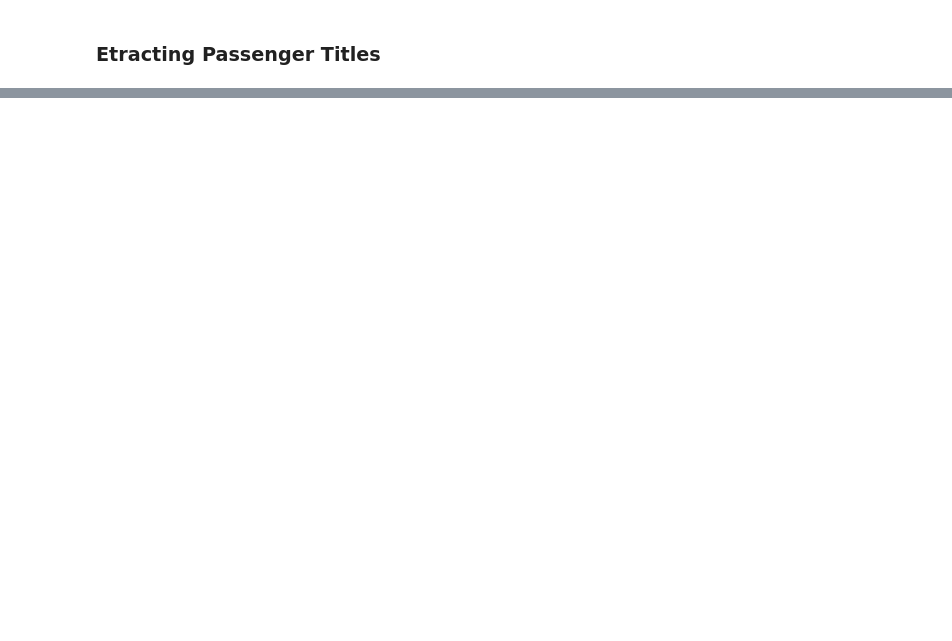
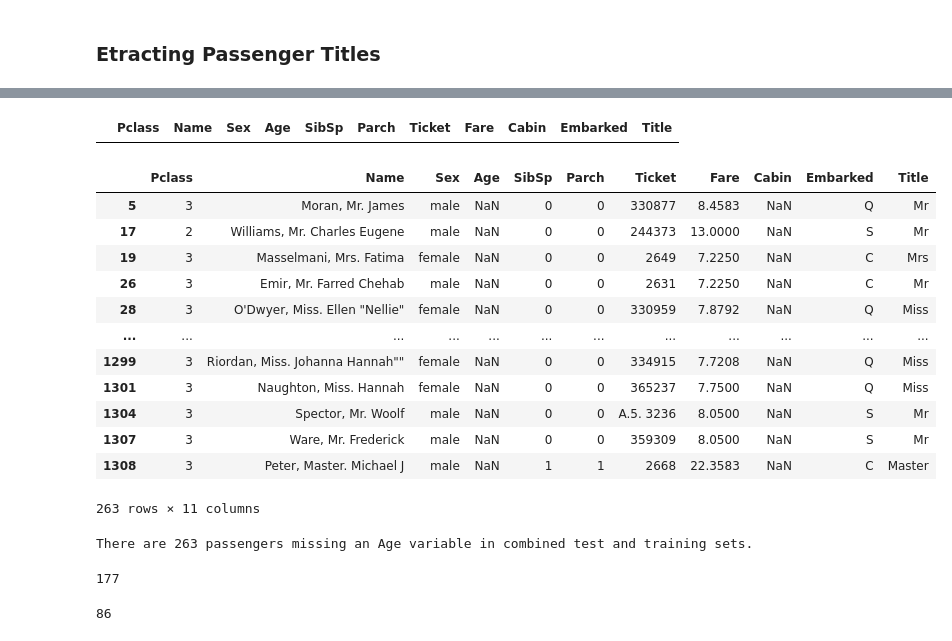
Before and after one commit to btroy94402/kaggle_titanic_project, a Jupyter notebook: titanic_sandbox.ipynb, the cells around one changed output, grey strips where cells are left out. Drawn from its saved outputs; the diff is of its cells as text; code cells hidden in the pictures; blank space fills up the shorter version.

```diff
--- a/titanic_sandbox.ipynb
+++ b/titanic_sandbox.ipynb
@@ -81,8 +81,8 @@ df.describe() #Note the missing AGE values (in count)
 | max | 891.000000 | 1.000000 | 3.000000 | 80.000000 | 8.000000 | 6.000000 | 512.329200 |
 # %%
 # Add the age median as the value for missing values
-df['Age'] = df['Age'].fillna(df['Age'].median())
-df.describe()
+data['Age'] = data['Age'].fillna(data['Age'].median())
+data.describe()
 # %% [output]
 |  | PassengerId | Survived | Pclass | Age | SibSp | Parch | Fare |
 | count | 891.000000 | 891.000000 | 891.000000 | 891.000000 | 891.000000 | 891.000000 | 891.000000 |
@@ -219,7 +222,7 @@ print(combined.shape)
 # %%
 # glean social status via title.  Parse name, extract title, assign binary attribute that reflects status.
 titles = set()
-for name in combined['Name']:
+for name in df['Name']:
     titles.add(name.split(',')[1].split('.')[0].strip())
 
 print(titles)
@@ -249,9 +252,12 @@ Title_Dictionary = {
 # %%
 def get_titles():
     #Extract the title from each name
-    combined['Title']=combined['Name'].map(lambda name: name.split(',')[1].split('.').strip())
+    combined['Title'] = combined['Name'].map(lambda name:name.split(',')[1].split('.')[0].strip())
 
     #map each title
-    combined['Title']=combined.Title.map(Title_Dictionary)
-    status['Title']
+    combined['Title'] = combined.Title.map(Title_Dictionary)
+    status('Title')
     return combined
+# %%
+combined = get_titles()
+combined.head()
@@ -257,0 +272,36 @@ def get_titles():
+# %%
+#Check if there are any missing titles
+combined[combined['Title'].isnull()]
+# %% [output]
+|  | Pclass | Name | Sex | Age | SibSp | Parch | Ticket | Fare | Cabin | Embarked | Title |
+# %%
+#Processing Ages - We are missing several ages so we need to figure out what values to assign
+combined[combined['Age'].isnull()]
+# %% [output]
+|  | Pclass | Name | Sex | Age | SibSp | Parch | Ticket | Fare | Cabin | Embarked | Title |
+| 5 | 3 | Moran, Mr. James | male | NaN | 0 | 0 | 330877 | 8.4583 | NaN | Q | Mr |
+| 17 | 2 | Williams, Mr. Charles Eugene | male | NaN | 0 | 0 | 244373 | 13.0000 | NaN | S | Mr |
+| 19 | 3 | Masselmani, Mrs. Fatima | female | NaN | 0 | 0 | 2649 | 7.2250 | NaN | C | Mrs |
+| 26 | 3 | Emir, Mr. Farred Chehab | male | NaN | 0 | 0 | 2631 | 7.2250 | NaN | C | Mr |
+| 28 | 3 | O'Dwyer, Miss. Ellen "Nellie" | female | NaN | 0 | 0 | 330959 | 7.8792 | NaN | Q | Miss |
+| ... | ... | ... | ... | ... | ... | ... | ... | ... | ... | ... | ... |
+| 1299 | 3 | Riordan, Miss. Johanna Hannah"" | female | NaN | 0 | 0 | 334915 | 7.7208 | NaN | Q | Miss |
+| 1301 | 3 | Naughton, Miss. Hannah | female | NaN | 0 | 0 | 365237 | 7.7500 | NaN | Q | Miss |
+| 1304 | 3 | Spector, Mr. Woolf | male | NaN | 0 | 0 | A.5. 3236 | 8.0500 | NaN | S | Mr |
+| 1307 | 3 | Ware, Mr. Frederick | male | NaN | 0 | 0 | 359309 | 8.0500 | NaN | S | Mr |
+| 1308 | 3 | Peter, Master. Michael J | male | NaN | 1 | 1 | 2668 | 22.3583 | NaN | C | Master |
+263 rows × 11 columns
+# %%
+print("There are",combined[combined['Age'].isnull()].shape[0], "passengers missing an Age variable in combined test and training sets.")
+# %% [output]
+There are 263 passengers missing an Age variable in combined test and training sets.
+# %%
+#Number of missing ages in training set
+print(combined.iloc[:891].Age.isnull().sum())
+# %% [output]
+177
+# %%
+#Number of missing ages in test set
+print(combined.iloc[891:].Age.isnull().sum())
+# %% [output]
+86
```
Also changed, not shown: parts of 16 cells of this notebook.
